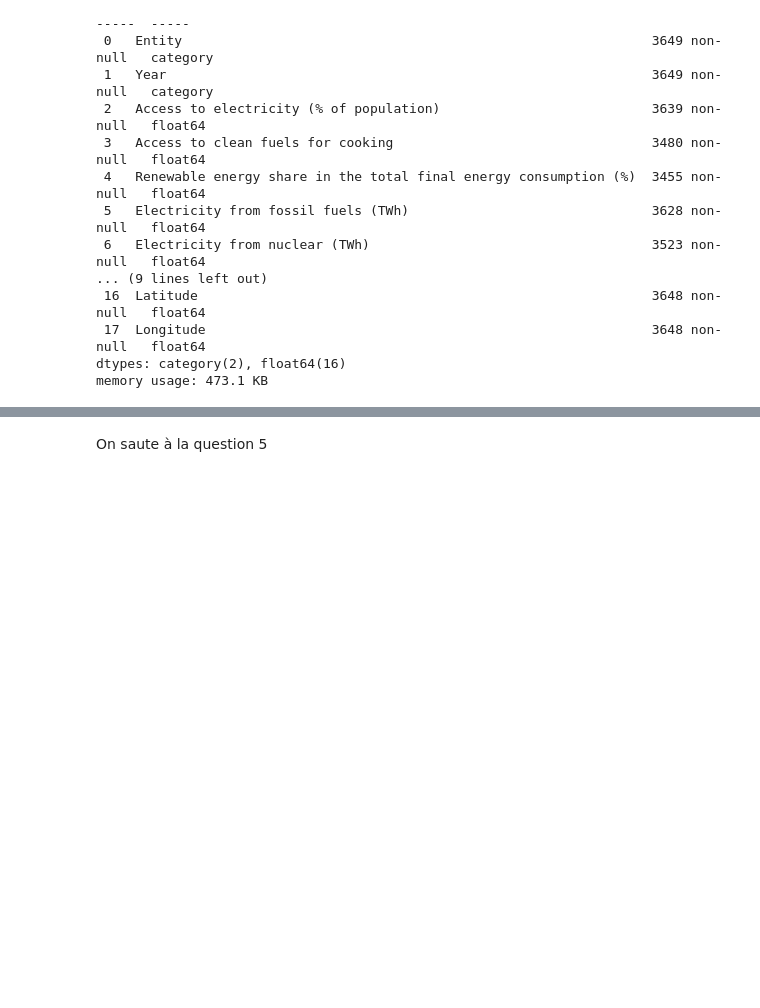
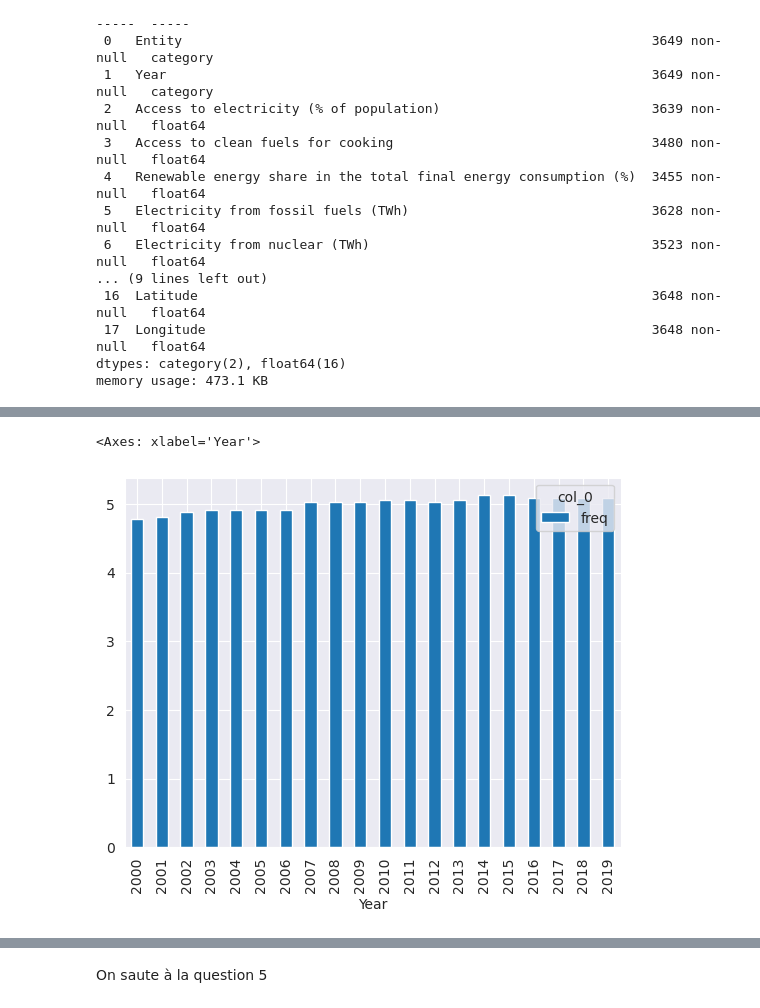
Before and after one commit to Mathilde-Mrs/Projet_machine_learning, a Jupyter notebook: notebook_python_Modif.ipynb, the cells around one changed output, grey strips where cells are left out. Saved outputs shown, nothing was run; the diff lists cells and outputs as text; code cells hidden in the pictures; blank space fills up the shorter version.

```diff
--- a/notebook_python_Modif.ipynb
+++ b/notebook_python_Modif.ipynb
@@ -238,8 +239,9 @@ Data columns (total 18 columns):
 dtypes: category(2), float64(16)
 memory usage: 473.1 KB
 # %%
-energy2= energy.dropna()
-energy2.info()
+energy= energy.dropna()
+energy.info()
+energy.head()
 # %% [output]
 <class 'pandas.core.frame.DataFrame'>
 Int64Index: 2868 entries, 3 to 3647
@@ -260,0 +303,7 @@ memory usage: 395.5 KB
+# %%
+t=pd.crosstab(energy.Year, "freq", normalize=True)
+(t * 100).plot(kind = "bar")
+#t.plot.pie(subplots=True, figsize = (6, 6))
+# %% [output]
+<Axes: xlabel='Year'>
+[figure, added]
```
Also changed, not shown: parts of 42 cells of this notebook.
